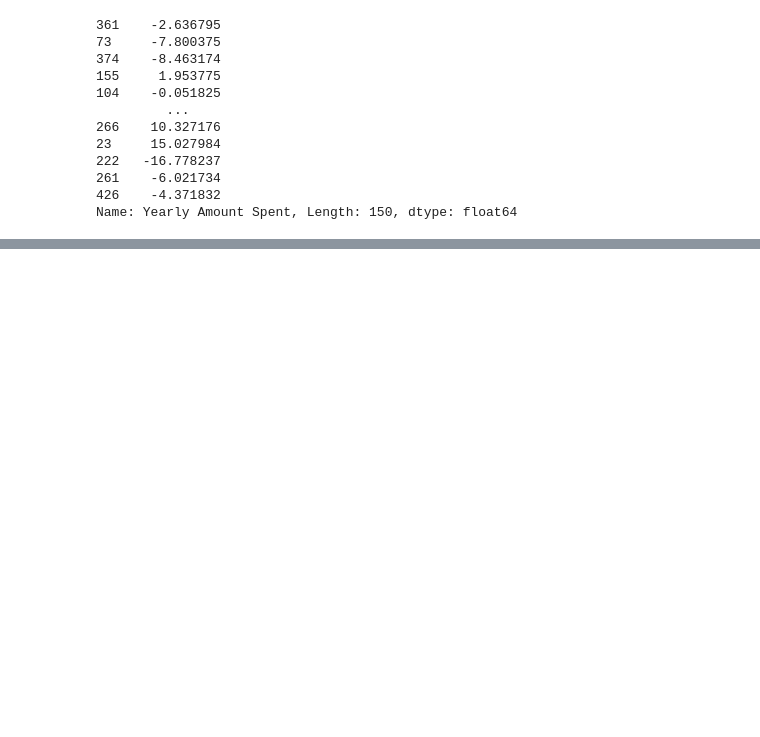
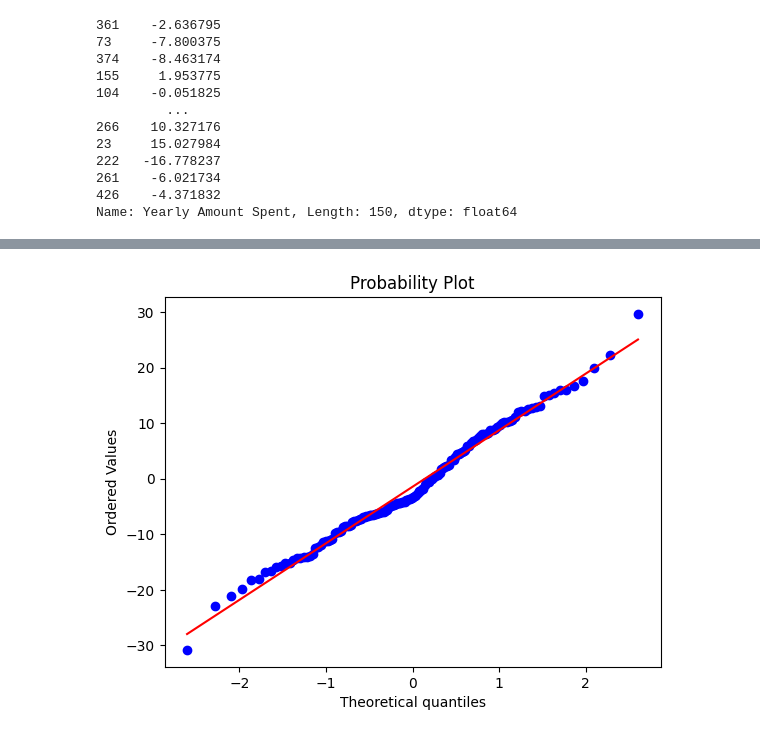
Before and after one commit to Liburn-Krasniqi/Sales-Regression-Analysis, a Jupyter notebook: Linear Regression.ipynb, the cells around one changed output, grey strips where cells are left out. Cells and saved outputs as stored; diff of their text form; code cells hidden in the pictures; blank space fills up the shorter version.

```diff
--- a/Linear Regression.ipynb
+++ b/Linear Regression.ipynb
@@ -138,0 +142,5 @@ sns.displot(residuals, bins=30)
+# %%
+stats.probplot(residuals, dist = 'norm', plot=pylab)
+pylab.show()
+# %% [output]
+[figure, added]
```
Also changed, not shown: parts of 2 cells of this notebook.
